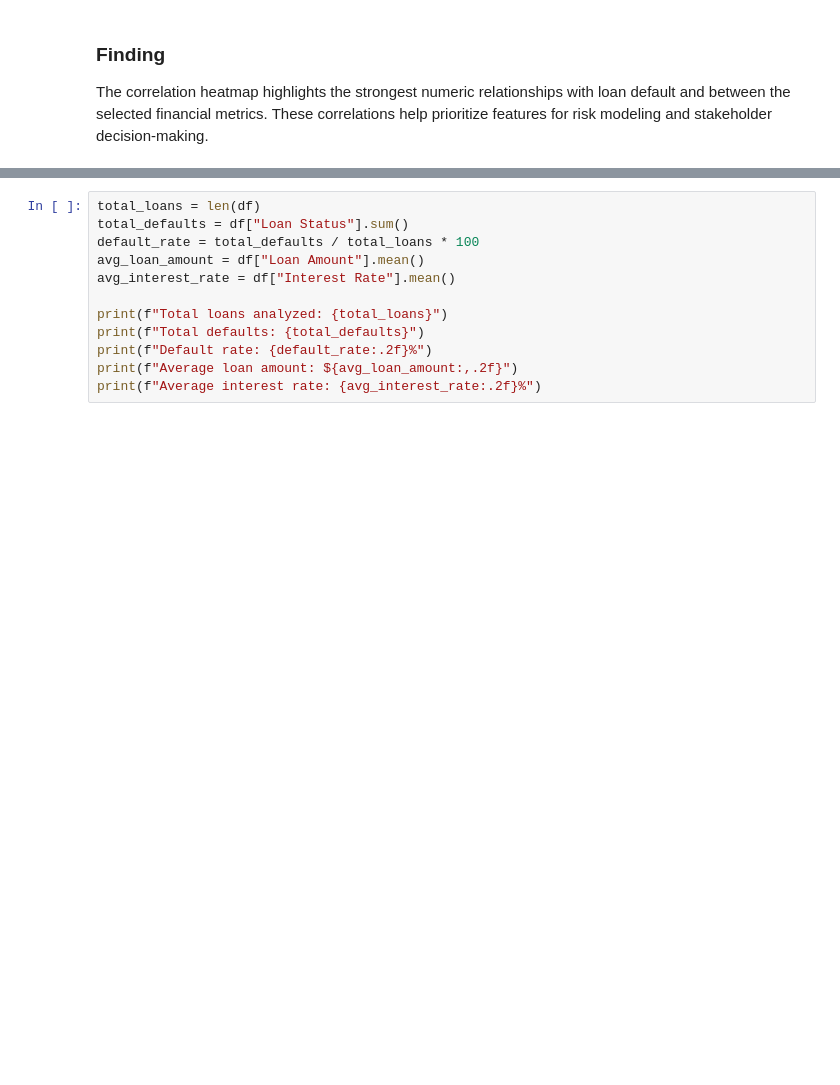
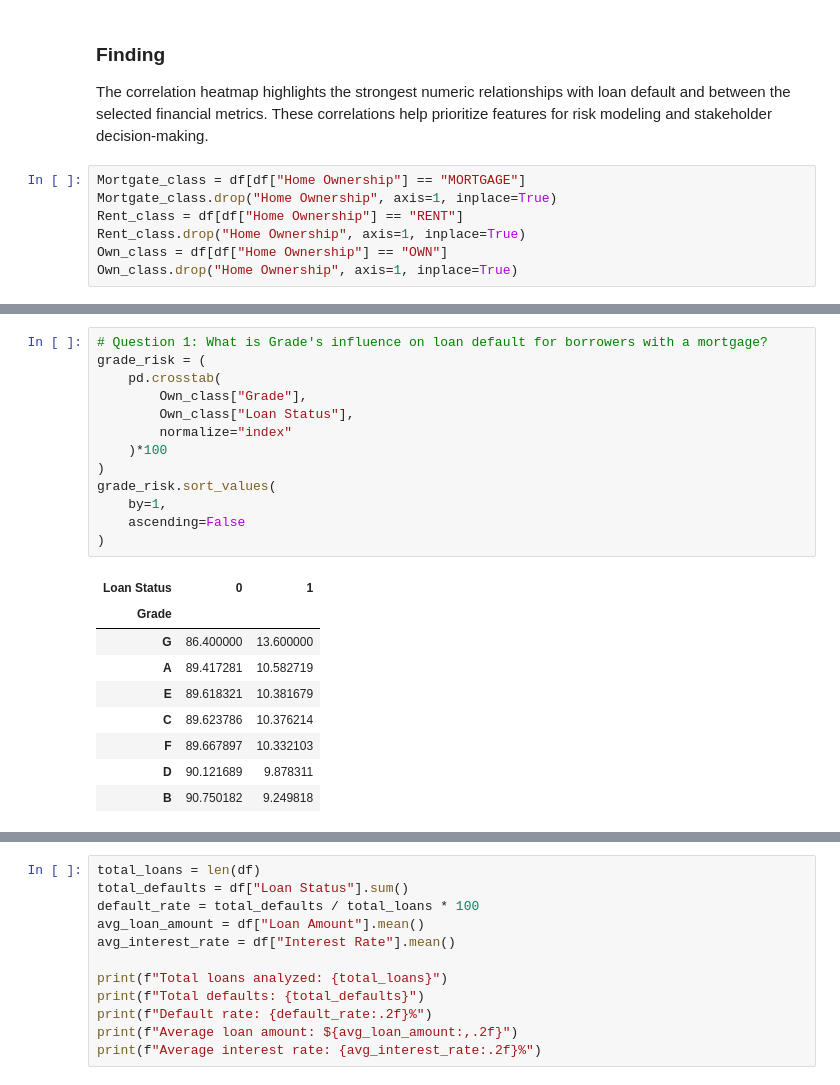
Before and after one commit to Dilen-dev/Loan-default-analysis, a Jupyter notebook: Loan Default.ipynb, the cells around one changed output, grey strips where cells are left out. Cells and saved outputs as stored; diff of their text form; blank space fills up the shorter version.

```diff
--- a/Loan Default.ipynb
+++ b/Loan Default.ipynb
@@ -512,3 +513,10 @@ plt.show()
 ### Finding
 
 The correlation heatmap highlights the strongest numeric relationships with loan default and between the selected financial metrics. These correlations help prioritize features for risk modeling and stakeholder decision-making.
+# %%
+Mortgate_class = df[df["Home Ownership"] == "MORTGAGE"]
+Mortgate_class.drop("Home Ownership", axis=1, inplace=True)
+Rent_class = df[df["Home Ownership"] == "RENT"]
+Rent_class.drop("Home Ownership", axis=1, inplace=True)
+Own_class = df[df["Home Ownership"] == "OWN"]
+Own_class.drop("Home Ownership", axis=1, inplace=True)
@@ -514,0 +536,23 @@ The correlation heatmap highlights the strongest numeric relationships with loan
+# %%
+# Question 1: What is Grade's influence on loan default for borrowers with a mortgage?
+grade_risk = (
+    pd.crosstab(
+        Own_class["Grade"],
+        Own_class["Loan Status"],
+        normalize="index"
+    )*100
+)
+grade_risk.sort_values(
+    by=1,
+    ascending=False
+)
+# %% [output]
+| Loan Status | 0 | 1 |
+| Grade |  |  |
+| G | 86.400000 | 13.600000 |
+| A | 89.417281 | 10.582719 |
+| E | 89.618321 | 10.381679 |
+| C | 89.623786 | 10.376214 |
+| F | 89.667897 | 10.332103 |
+| D | 90.121689 | 9.878311 |
+| B | 90.750182 | 9.249818 |
```
Also changed, not shown: parts of 17 cells of this notebook.
